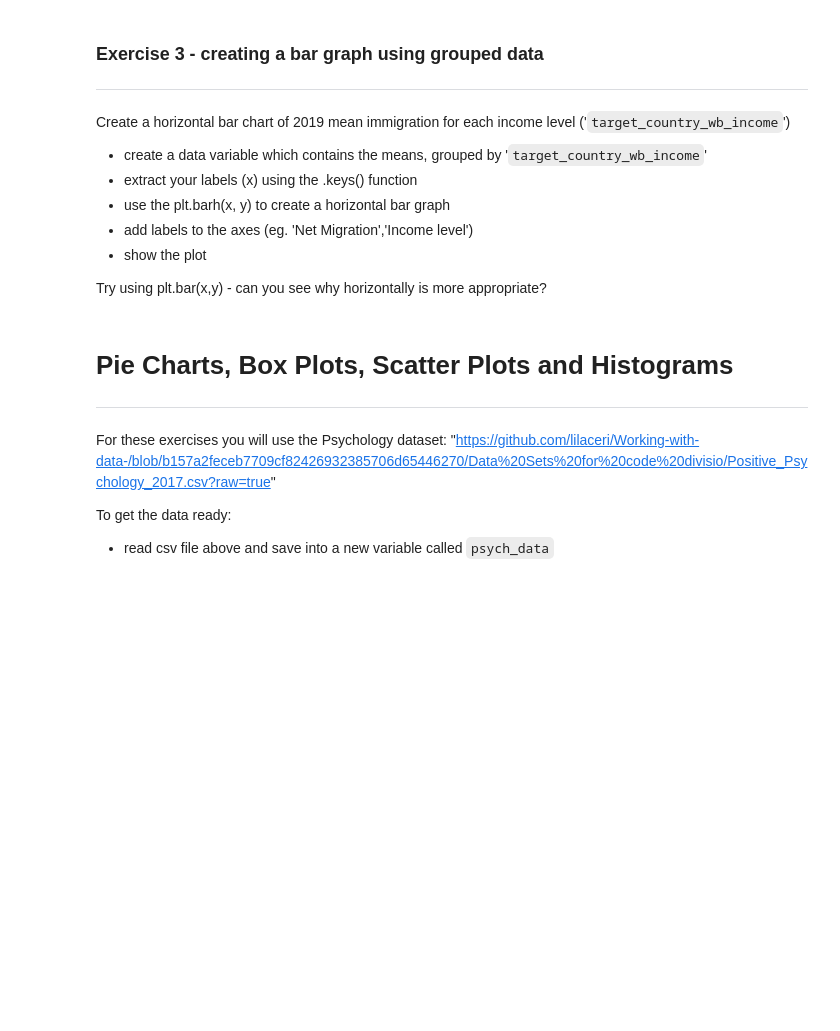
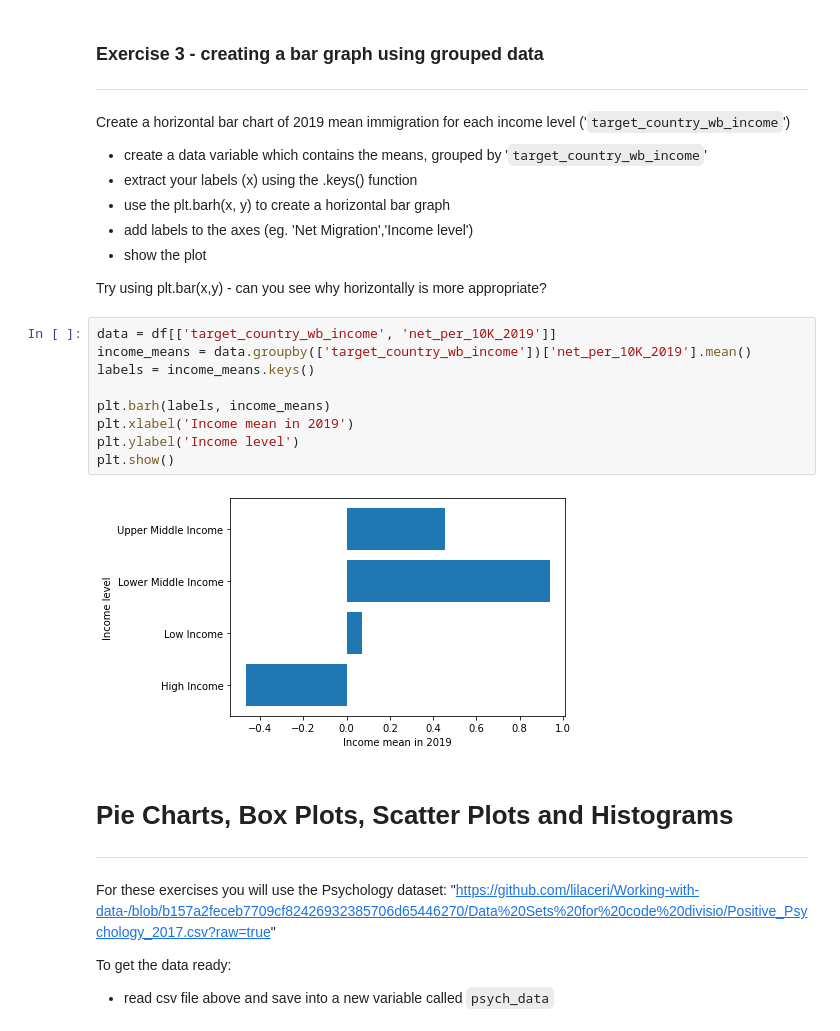
Before and after one commit to ttevhide/Programming-for-Data, a Jupyter notebook: 7_1_Visualisation_with_matplotlib.ipynb, the cells around one changed output. Cells and saved outputs as stored; diff of their text form; blank space fills up the shorter version.

```diff
--- a/7_1_Visualisation_with_matplotlib.ipynb
+++ b/7_1_Visualisation_with_matplotlib.ipynb
@@ -131,6 +131,17 @@ Create a horizontal bar chart of 2019 mean immigration for each income level ('`
 * show the plot
 
 Try using plt.bar(x,y) - can you see why horizontally is more appropriate?
+# %%
+data = df[['target_country_wb_income', 'net_per_10K_2019']]
+income_means = data.groupby(['target_country_wb_income'])['net_per_10K_2019'].mean()
+labels = income_means.keys()
+
+plt.barh(labels, income_means)
+plt.xlabel('Income mean in 2019')
+plt.ylabel('Income level')
+plt.show()
+# %% [output]
+[figure, added]
 # %% [markdown]
 # Pie Charts, Box Plots, Scatter Plots and Histograms
 ---
```
Also changed, not shown: parts of 9 cells of this notebook.
